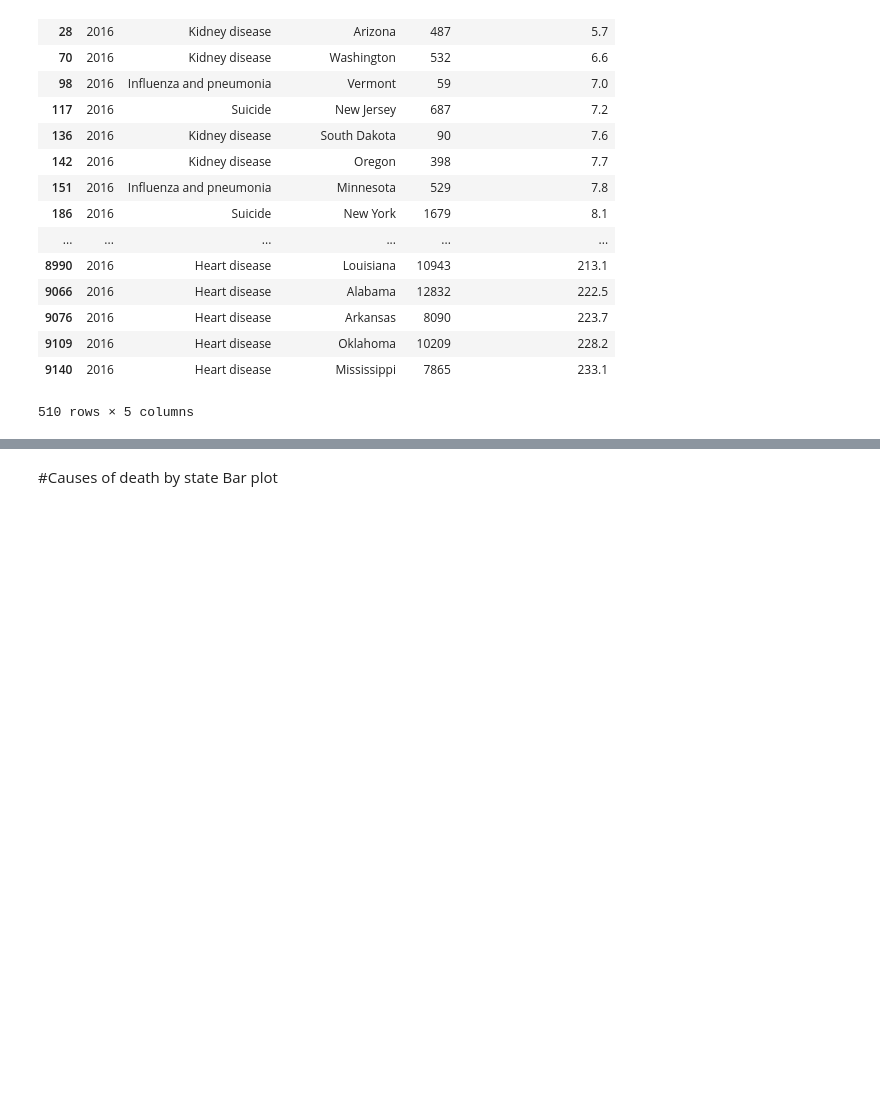
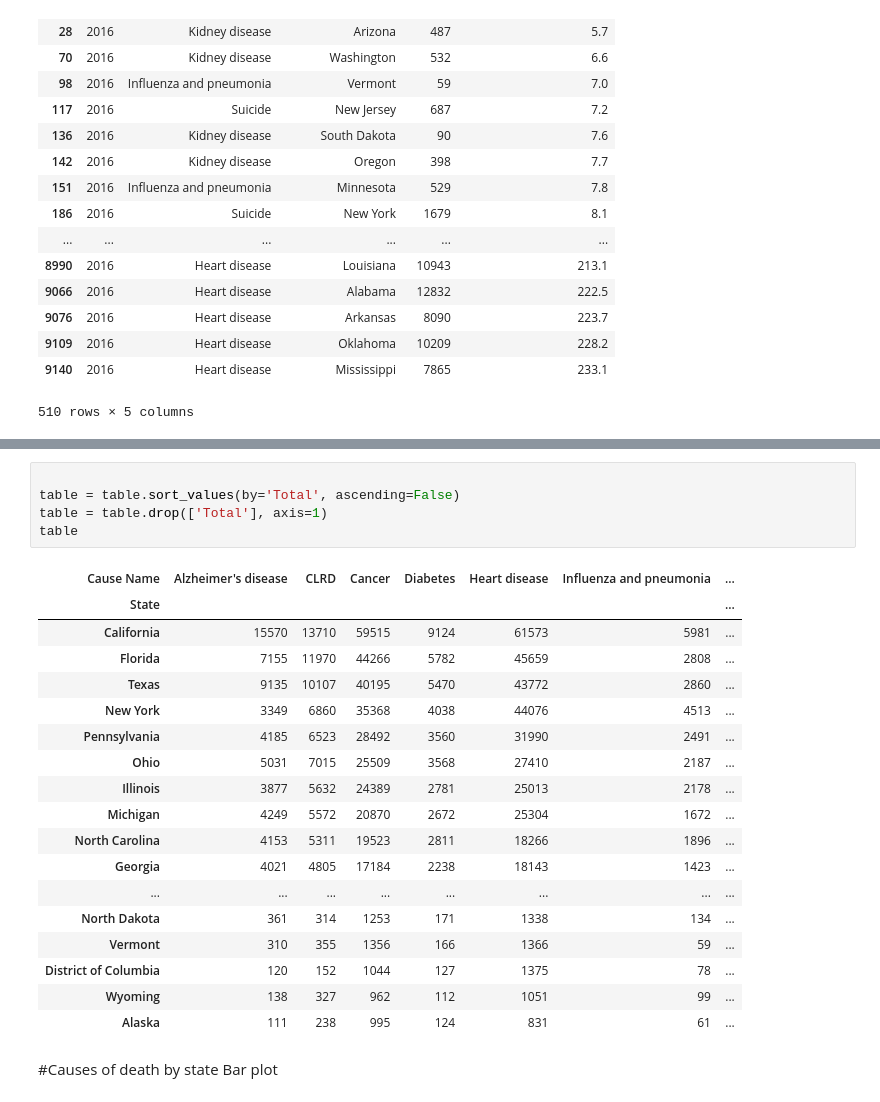
Before and after one commit to Rtrey29/Project1, a Jupyter notebook: DS_Project_1.ipynb, the cells around one changed output, grey strips where cells are left out. Cells and saved outputs as stored; diff of their text form; blank space fills up the shorter version.

```diff
--- a/DS_Project_1.ipynb
+++ b/DS_Project_1.ipynb
@@ -150,2 +151,26 @@ pivot_all16
+# %%
+
+table = table.sort_values(by='Total', ascending=False)
+table = table.drop(['Total'], axis=1)
+table
+# %% [output]
+| Cause Name | Alzheimer's disease | CLRD | Cancer | Diabetes | Heart disease | Influenza and pneumonia | ... |
+| State |  |  |  |  |  |  | ... |
+| California | 15570 | 13710 | 59515 | 9124 | 61573 | 5981 | ... |
+| Florida | 7155 | 11970 | 44266 | 5782 | 45659 | 2808 | ... |
+| Texas | 9135 | 10107 | 40195 | 5470 | 43772 | 2860 | ... |
+| New York | 3349 | 6860 | 35368 | 4038 | 44076 | 4513 | ... |
+| Pennsylvania | 4185 | 6523 | 28492 | 3560 | 31990 | 2491 | ... |
+| Ohio | 5031 | 7015 | 25509 | 3568 | 27410 | 2187 | ... |
+| Illinois | 3877 | 5632 | 24389 | 2781 | 25013 | 2178 | ... |
+| Michigan | 4249 | 5572 | 20870 | 2672 | 25304 | 1672 | ... |
+| North Carolina | 4153 | 5311 | 19523 | 2811 | 18266 | 1896 | ... |
+| Georgia | 4021 | 4805 | 17184 | 2238 | 18143 | 1423 | ... |
+| ... | ... | ... | ... | ... | ... | ... | ... |
+| North Dakota | 361 | 314 | 1253 | 171 | 1338 | 134 | ... |
+| Vermont | 310 | 355 | 1356 | 166 | 1366 | 59 | ... |
+| District of Columbia | 120 | 152 | 1044 | 127 | 1375 | 78 | ... |
+| Wyoming | 138 | 327 | 962 | 112 | 1051 | 99 | ... |
+| Alaska | 111 | 238 | 995 | 124 | 831 | 61 | ... |
 # %% [markdown]
 #Causes of death by state Bar plot
```
Also changed, not shown: parts of 11 cells of this notebook.
